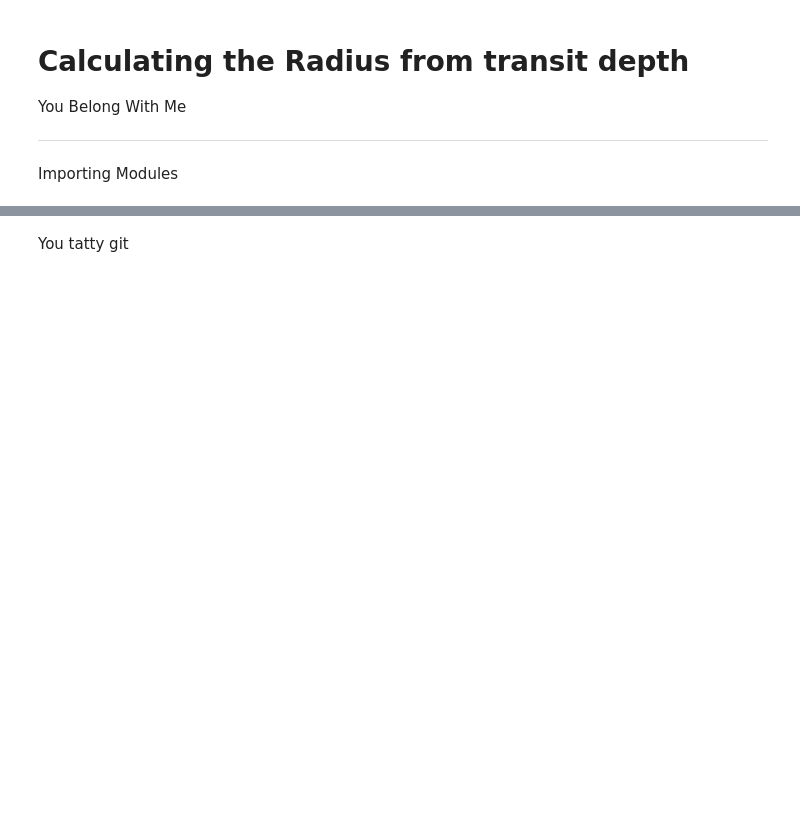
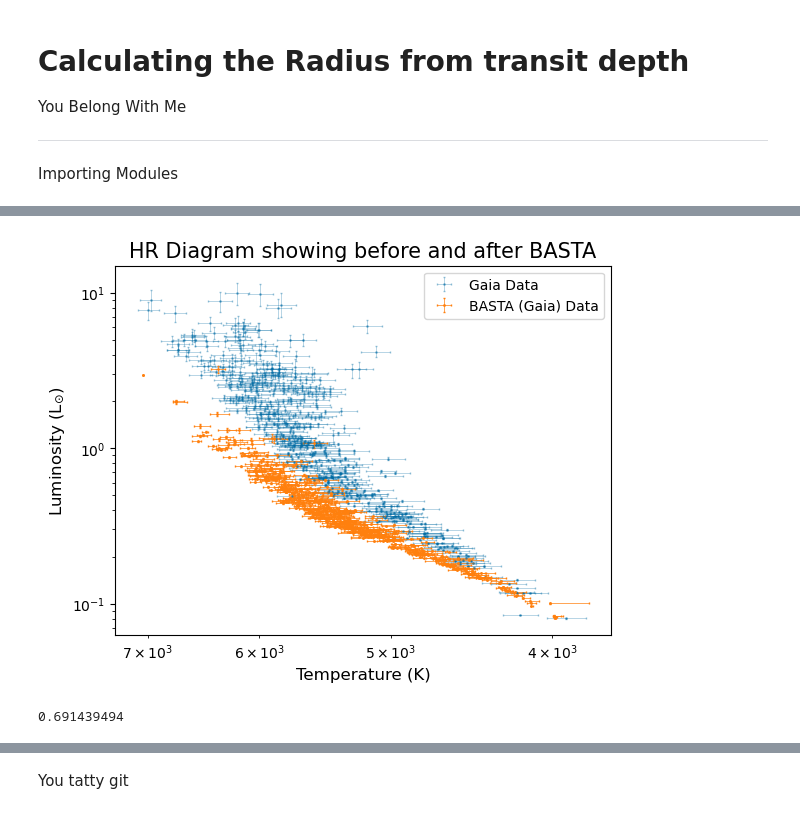
Before and after one commit to Iwan-S/Iwan-and-George-Year-4-Project, a Jupyter notebook: Exoplanets/Testing Ground (George).ipynb, the cells around one changed output, grey strips where cells are left out. Cells and saved outputs as stored; diff of their text form; code cells hidden in the pictures; blank space fills up the shorter version.

Commit message:
New BASTA results - not so good....

```diff
--- a/Exoplanets/Testing Ground (George).ipynb
+++ b/Exoplanets/Testing Ground (George).ipynb
@@ -142,6 +137,9 @@ SolarTemp = 5772
 def LuminosityErrors(Radius, Teff, RadiusError, TeffError):
     Error = 4*Radius**2*Teff**6/SolarTemp**8*(Teff**2*RadiusError**2 + 4*Radius**2*TeffError**2)
     return Error
+# %%
+GaiaData2['Rad pe'] += 0.035*GaiaData2['Radius']
+GaiaData2['Rad me'] += 0.035*GaiaData2['Radius']
 # %%
 LuminosityGaia = GaiaData2['Radius']**2*(GaiaData2['Teff']/SolarTemp)**4
 LuminosityBASTA = BASTAData['radPhot']**2*(BASTAData['Teff']/SolarTemp)**4
@@ -156,22 +154,28 @@ LuminosityBASTAerrm = LuminosityErrors(BASTAData['radPhot'], BASTAData['Teff'],
 # %%
 Title = 'HR Diagram showing before and after BASTA'
 
 plt.figure()
 plt.errorbar(GaiaData2['Teff'], LuminosityGaia, xerr=GaiaData['Teff-err-new'],
              yerr=[LuminosityGaiaerrp, LuminosityGaiaerrm], fmt='.', color=Colour,
              elinewidth=0.5, capsize=0.5, markersize=2, label='Gaia Data', alpha=0.4)
 plt.errorbar(BASTAData['Teff'], LuminosityBASTA, xerr=[BASTAData['Teff_errp'], BASTAData['Teff_errm']],
              yerr=[LuminosityBASTAerrp, LuminosityBASTAerrm], fmt='.', color=Colour,
              elinewidth=0.5, capsize=0.5, markersize=2, label='BASTA (Gaia) Data', alpha=1)
 plt.gca().invert_xaxis()
 plt.xscale('log')
 plt.yscale('log')
 plt.xlabel('Temperature (K)', fontsize=12)
 plt.ylabel('Luminosity (L$_{\odot}$)', fontsize=12)
 plt.title(Title, fontsize=15)
-plt.xlim(8000, 4000)
-plt.ylim(0.02, 20)
+#plt.xlim(8000, 4000)
+#plt.ylim(0.02, 20)
 plt.legend()
 plt.show()
-#plt.savefig(f'{Directory}/Plots/Money Plots/1 - {Title}')
+#plt.savefig(f'{Directory}/Plots/Money Plots/Bad - {Title}')
+# %% [output]
+[figure, added]
+# %%
+np.median(BASTAData['radPhot'])
+# %% [output]
+0.691439494
 # %%
```
Also changed, not shown: parts of 3 cells of this notebook, 28 other files.
